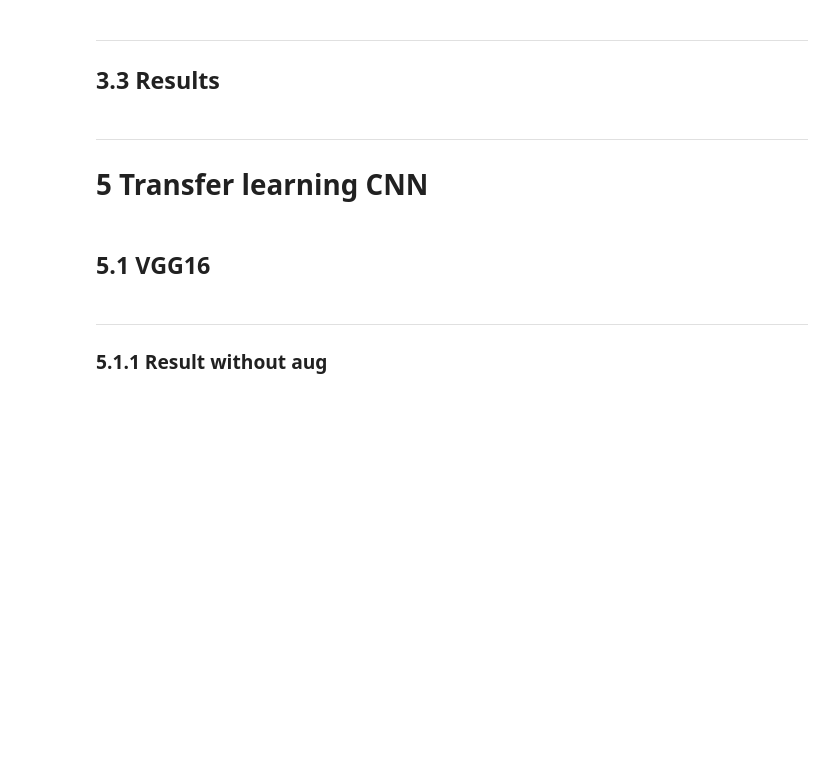
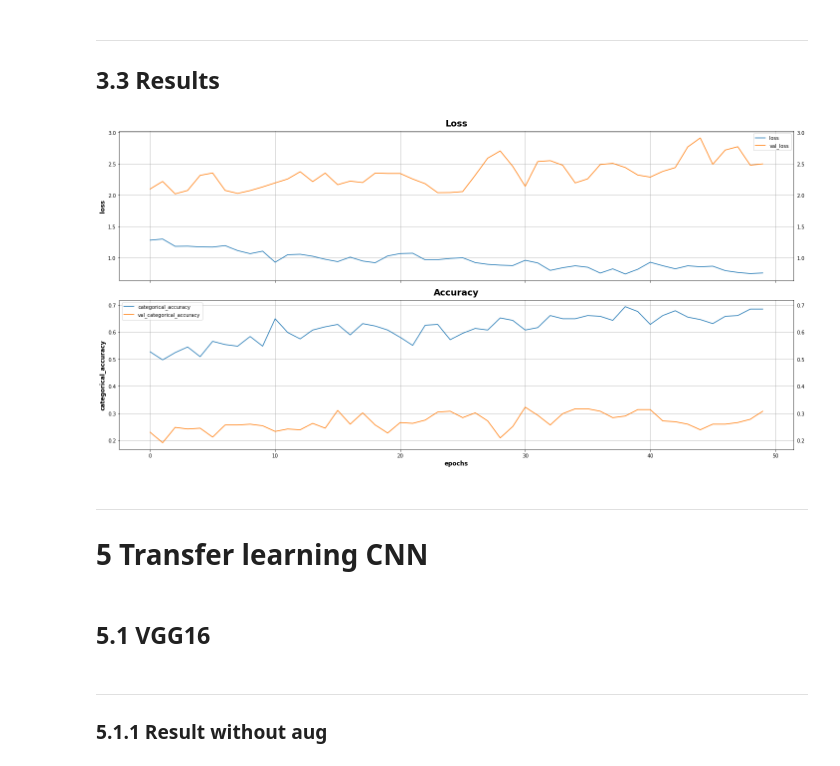
Before and after one commit to curiousmindflow/oc-ml-p6, a Jupyter notebook: cnn.ipynb, the cells around one changed output. Cells and saved outputs as stored; diff of their text form; code cells hidden in the pictures; blank space fills up the shorter version.

```diff
--- a/cnn.ipynb
+++ b/cnn.ipynb
@@ -513,7 +579,7 @@ if config["custom"]["tune"]:
     tuner = kt.RandomSearch(
         build_model,
         objective="val_loss",
-        max_trials=50,
+        max_trials=20,
         executions_per_trial=3,
         overwrite=True,
         directory="keras-tuner",
@@ -523,7 +589,7 @@ if config["custom"]["tune"]:
     tuner.search(
         ds_train,
         validation_data=ds_valid,
-        epochs=50,
+        epochs=20,
         workers=8,
     )
 
@@ -538,0 +659,6 @@ if config["custom"]["tune"]:
+# %%
+if config["custom"]["tune"]:
+
+    best_model = tuner.get_best_models()[0]
+    with open("data/custom_save.pkl", "wb") as stream:
+        pickle.dump(best_model, stream)
@@ -603,0 +673,15 @@ if config["custom"]["global"]:
+# %%
+if config["custom"]["saved"]:
+
+    with open("data/custom_save.pkl", "rb") as stream:
+        model = pickle.load(stream)
+
+    model.build(input_shape=(224, 224, 3))
+
+    model.compile(
+        optimizer="adam",
+        loss="categorical_crossentropy",
+        metrics=["categorical_accuracy"]
+    )
+
+    model.summary()
@@ -604,5 +706,5 @@ if config["custom"]["global"]:
 # %%
-if config["custom"]["global"]:
+if config["custom"]["saved"]:
 
     checkpoint = ModelCheckpoint(
         './base.model',
@@ -666,7 +788,9 @@ if config["custom"]["global"]:
 ***
 ## 3.3 Results
 # %%
-if config["custom"]["global"]:
+if config["custom"]["saved"]:
 
     history_df = pd.DataFrame(data=history.history)
     visualize_history(history_df)
+# %% [output]
+[figure, added]
```
Also changed, not shown: parts of 21 cells of this notebook.
